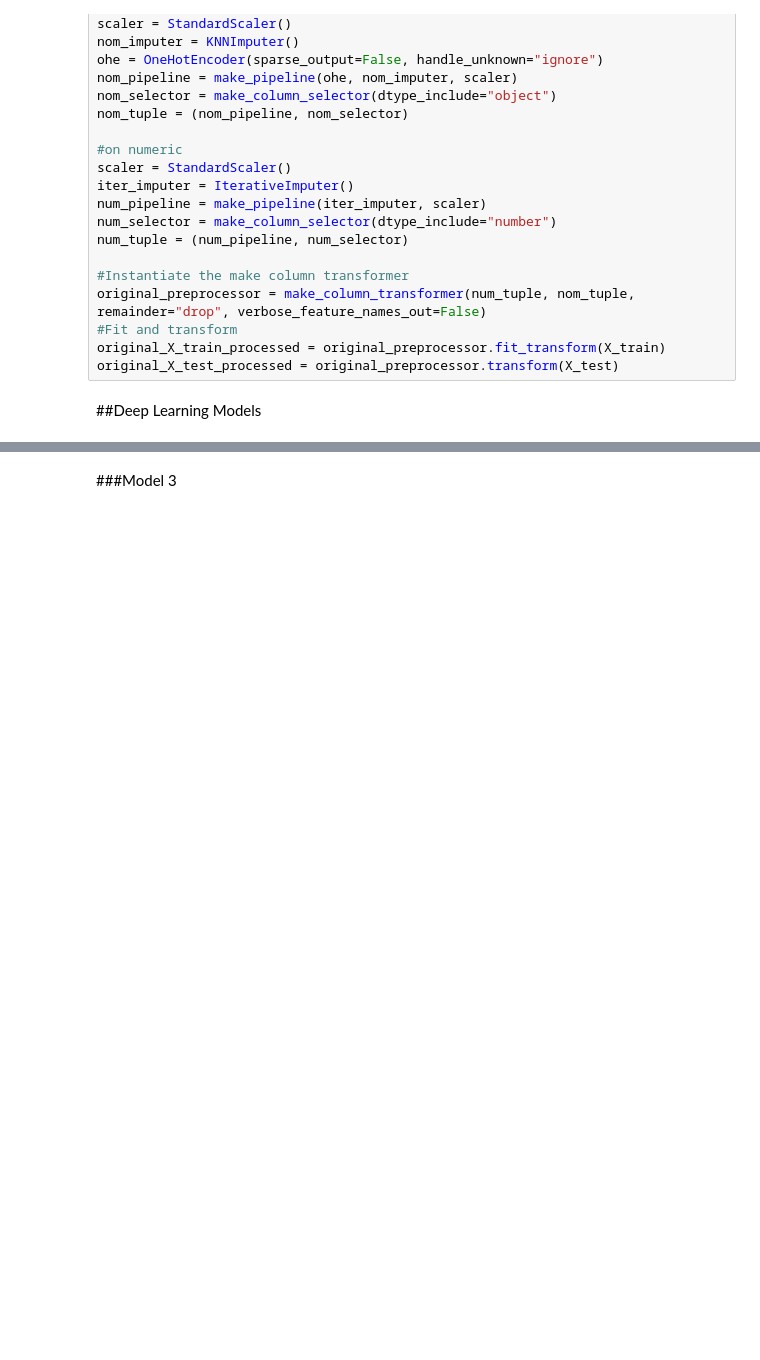
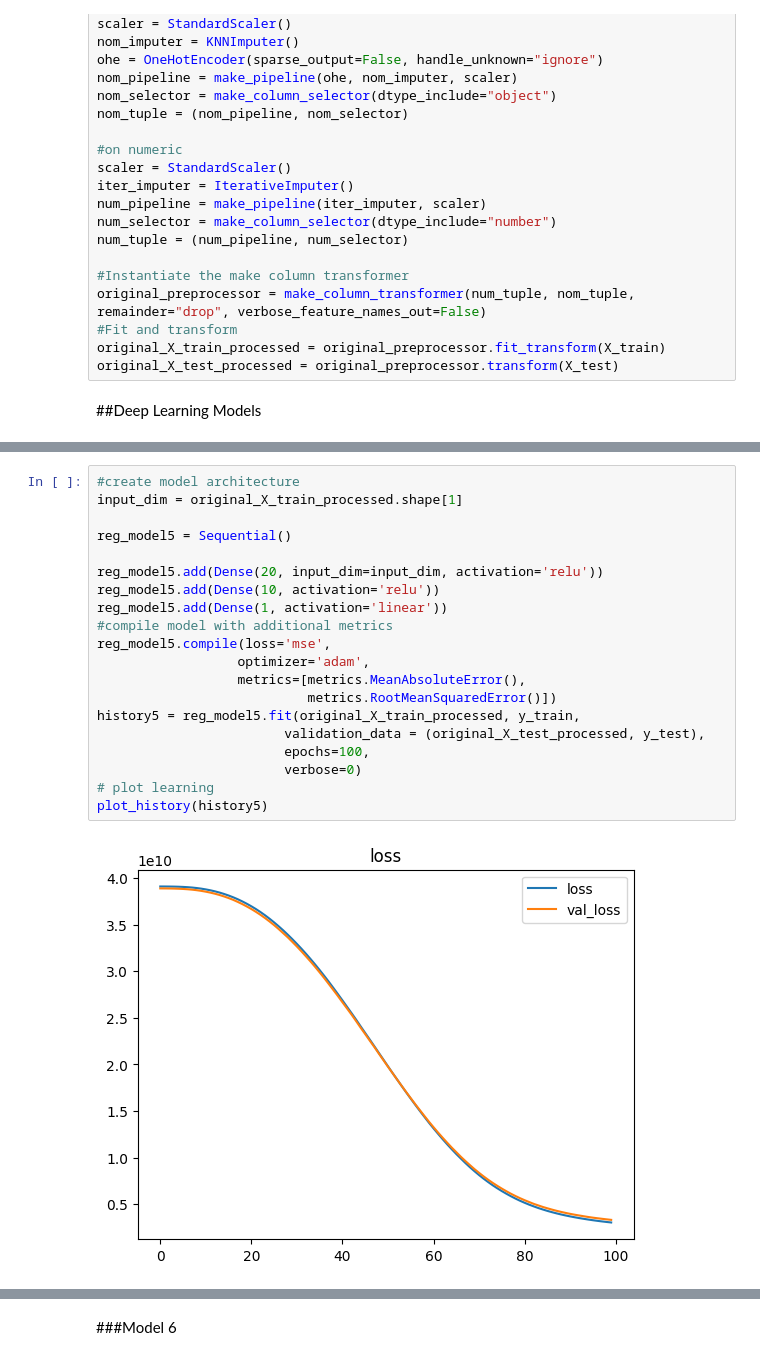
Before and after one commit to hawkeyedatatsai/Neural-Network-Kaggle-Challenge, a Jupyter notebook: 8_Neural_Network_Kaggle_Exercise_(Core).ipynb, the cells around one changed output, grey strips where cells are left out. Drawn from its saved outputs; the diff is of its cells as text; blank space fills up the shorter version.

```diff
--- a/8_Neural_Network_Kaggle_Exercise_(Core).ipynb
+++ b/8_Neural_Network_Kaggle_Exercise_(Core).ipynb
@@ -499,0 +526,22 @@ original_X_test_processed = original_preprocessor.transform(X_test)
+# %%
+#create model architecture
+input_dim = original_X_train_processed.shape[1]
+
+reg_model5 = Sequential()
+
+reg_model5.add(Dense(20, input_dim=input_dim, activation='relu'))
+reg_model5.add(Dense(10, activation='relu'))
+reg_model5.add(Dense(1, activation='linear'))
+#compile model with additional metrics
+reg_model5.compile(loss='mse',
+                  optimizer='adam',
+                  metrics=[metrics.MeanAbsoluteError(),
+                           metrics.RootMeanSquaredError()])
+history5 = reg_model5.fit(original_X_train_processed, y_train,
+                        validation_data = (original_X_test_processed, y_test),
+                        epochs=100,
+                        verbose=0)
+# plot learning
+plot_history(history5)
+# %% [output]
+[figure, added]
@@ -500,2 +550,2 @@ original_X_test_processed = original_preprocessor.transform(X_test)
 # %% [markdown]
-###Model 3
+###Model 6
```
Also changed, not shown: parts of 17 cells of this notebook.
